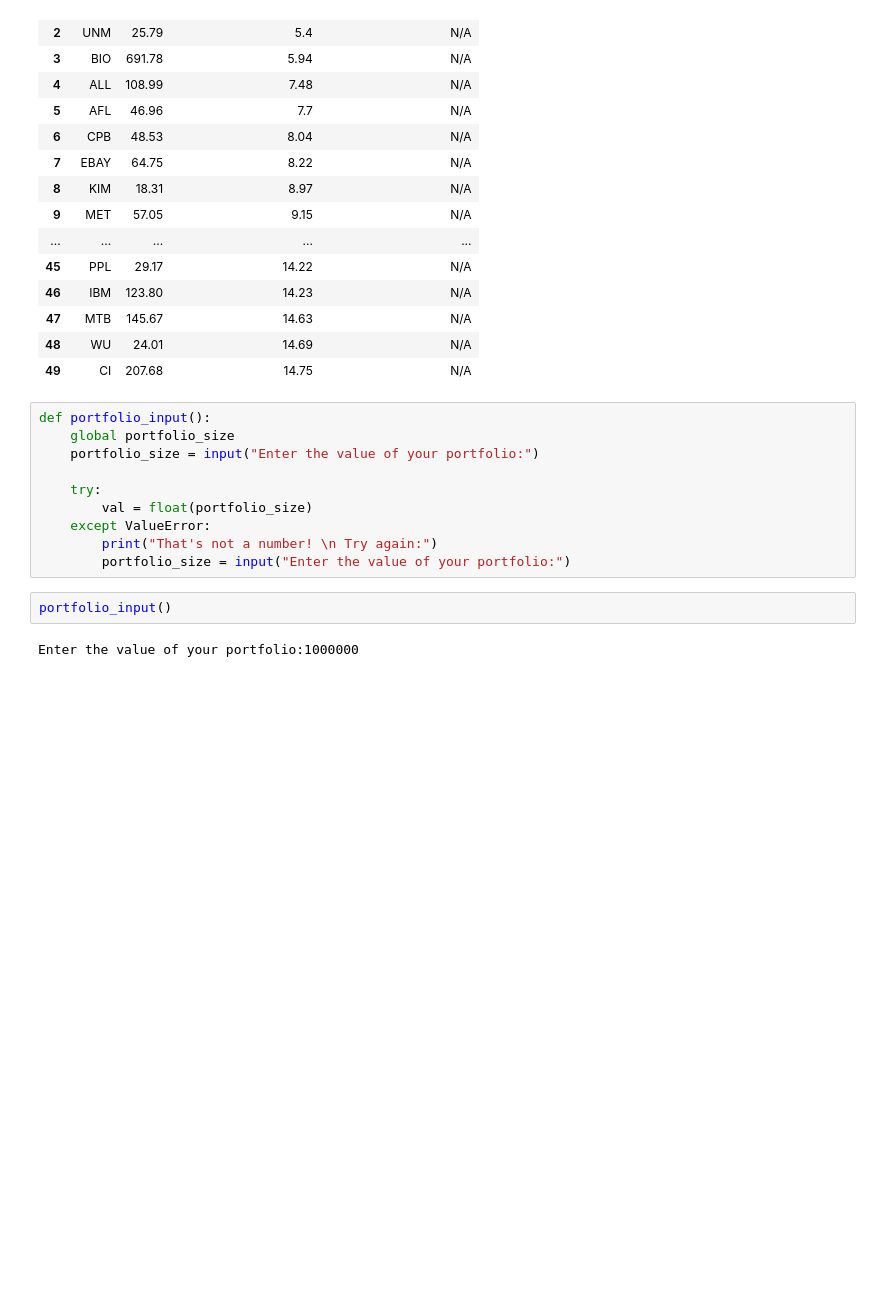
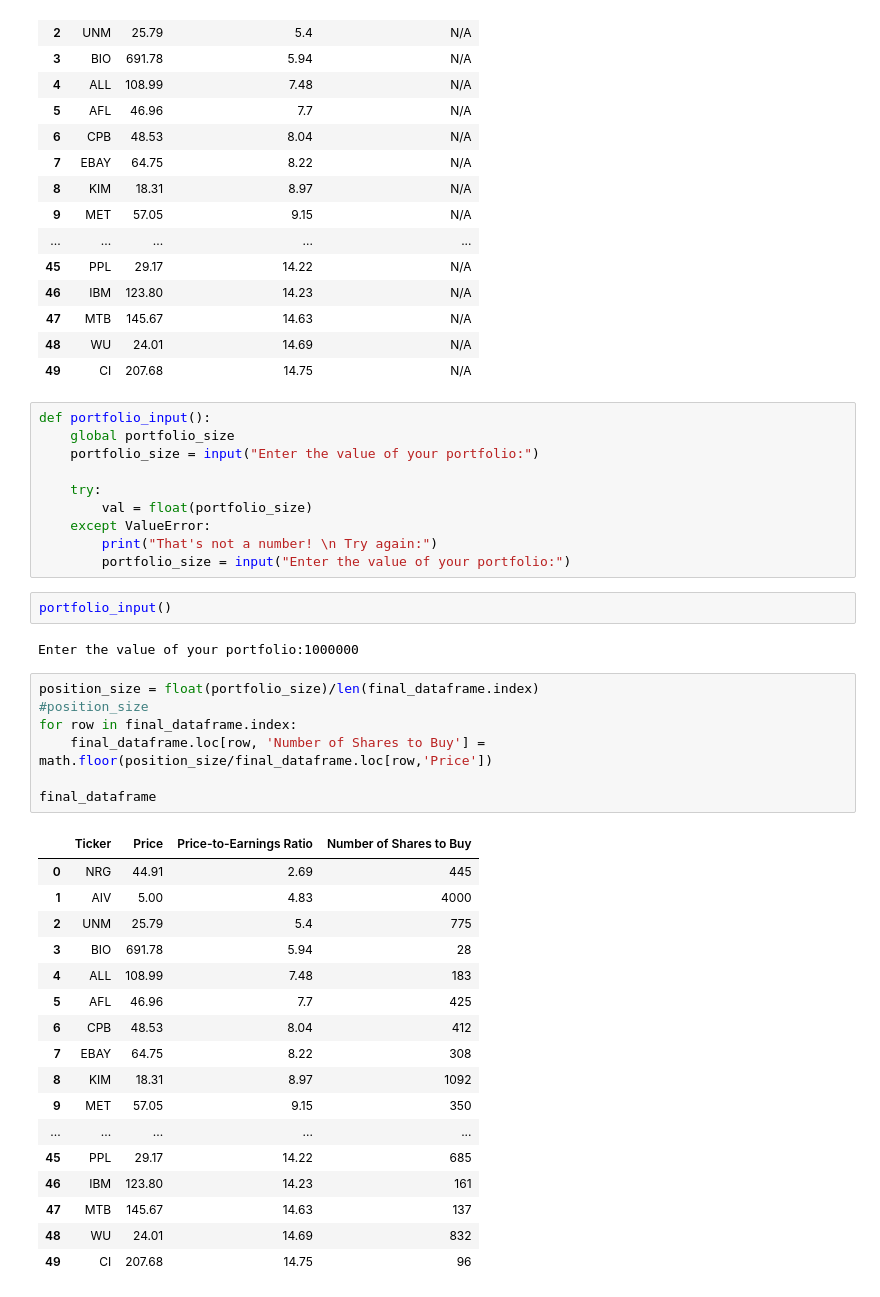
Before and after one commit to Manas1820/G_MAP, a Jupyter notebook: stock_prediction/Quantitative_value/quantitativeAnalysis.ipynb, the cells around one changed output. Drawn from its saved outputs; the diff is of its cells as text; blank space fills up the shorter version.

Commit message:
Function for inputting the portfolio value and then finding the number of shares

```diff
--- a/stock_prediction/Quantitative_value/quantitativeAnalysis.ipynb
+++ b/stock_prediction/Quantitative_value/quantitativeAnalysis.ipynb
@@ -130,3 +130,28 @@ def portfolio_input():
 portfolio_input()
 # %% [output]
 Enter the value of your portfolio:1000000
+# %%
+position_size = float(portfolio_size)/len(final_dataframe.index)
+#position_size
+for row in final_dataframe.index:
+    final_dataframe.loc[row, 'Number of Shares to Buy'] = math.floor(position_size/final_dataframe.loc[row,'Price'])
+
+final_dataframe
+# %% [output]
+|  | Ticker | Price | Price-to-Earnings Ratio | Number of Shares to Buy |
+| 0 | NRG | 44.91 | 2.69 | 445 |
+| 1 | AIV | 5.00 | 4.83 | 4000 |
+| 2 | UNM | 25.79 | 5.4 | 775 |
+| 3 | BIO | 691.78 | 5.94 | 28 |
+| 4 | ALL | 108.99 | 7.48 | 183 |
+| 5 | AFL | 46.96 | 7.7 | 425 |
+| 6 | CPB | 48.53 | 8.04 | 412 |
+| 7 | EBAY | 64.75 | 8.22 | 308 |
+| 8 | KIM | 18.31 | 8.97 | 1092 |
+| 9 | MET | 57.05 | 9.15 | 350 |
+| ... | ... | ... | ... | ... |
+| 45 | PPL | 29.17 | 14.22 | 685 |
+| 46 | IBM | 123.80 | 14.23 | 161 |
+| 47 | MTB | 145.67 | 14.63 | 137 |
+| 48 | WU | 24.01 | 14.69 | 832 |
+| 49 | CI | 207.68 | 14.75 | 96 |
```
